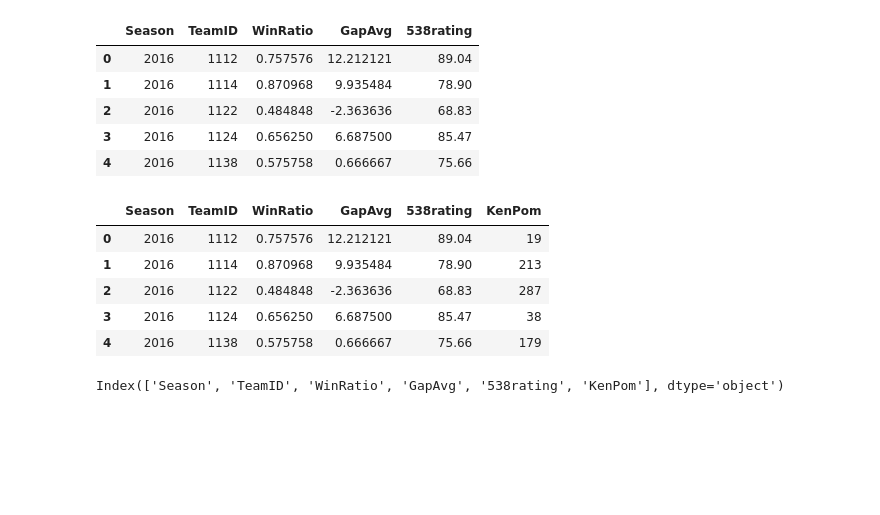
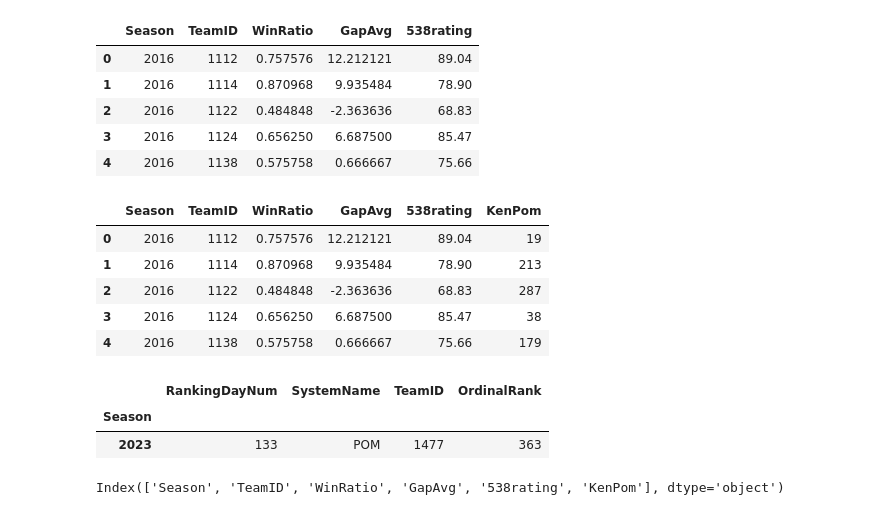
Before and after one commit to rcpiv/MarchMadness, a Jupyter notebook: 2023/Code/MensMM2023.ipynb, the cells around one changed output. Cells and saved outputs as stored; diff of their text form; code cells hidden in the pictures; blank space fills up the shorter version.

Commit message:
Added some changes to the code file and updated the ReadMe to be more helpful

```diff
--- a/2023/Code/MensMM2023.ipynb
+++ b/2023/Code/MensMM2023.ipynb
@@ -11,14 +11,17 @@ pd.set_option('display.max_rows', None)
 pd.set_option('display.max_columns', None)
 # %%
 # Load Dataframes
-INPUT_FOLDER = "C:\\Users\\rcpat\\Desktop\\personal-projects\\March Madness\\2023\\Data\\"
+INPUT_FOLDER = "C:\\Users\\rcpat\\Desktop\\personal-projects\\MarchMadness\\2023\\Data\\"
 reg_season = pd.read_csv(INPUT_FOLDER + "MRegularSeasonCompactResults.csv").drop(['NumOT','WLoc'], axis = 1)
 tournament = pd.read_csv(INPUT_FOLDER + "MNCAATourneyCompactResults.csv").drop(['NumOT', 'WLoc'], axis=1)
-ordinals = pd.read_csv(INPUT_FOLDER + "MMasseyOrdinals.csv")
+ordinals1 = pd.read_csv(INPUT_FOLDER + "MMasseyOrdinals.csv")
+ordinals2 = pd.read_csv(INPUT_FOLDER + "MMasseyOrdinals_2023_133_only_65systems.csv")
 seeds = pd.read_csv(INPUT_FOLDER + 'MNCAATourneySeeds.csv')
 teams = pd.read_csv(INPUT_FOLDER + "MTeams.csv")
 team_spellings = pd.read_csv(INPUT_FOLDER + "MTeamSpellings.csv", encoding='cp1252')
 FTE = pd.read_csv(INPUT_FOLDER + "538ratingsMen.csv").drop(['TeamName'], axis = 1)
 
+ordinals = pd.concat([ordinals1, ordinals2])
+
 seeds['Seed'] = seeds['Seed'].str.extract('(\d+)').astype('int')
 tournament['Season'] = tournament['Season'].astype('int')
@@ -109,6 +116,12 @@ df_features_season.head()
 | 2 | 2016 | 1122 | 0.484848 | -2.363636 | 68.83 | 287 |
 | 3 | 2016 | 1124 | 0.656250 | 6.687500 | 85.47 | 38 |
 | 4 | 2016 | 1138 | 0.575758 | 0.666667 | 75.66 | 179 |
+# %%
+ordinals_df[ordinals_df['SystemName'] == 'POM'].groupby('Season').max().head()
+# %% [output]
+|  | RankingDayNum | SystemName | TeamID | OrdinalRank |
+| Season |  |  |  |  |
+| 2023 | 133 | POM | 1477 | 363 |
 # %%
 df_features_season.columns
 # %% [output]
```
Also changed, not shown: parts of 3 cells of this notebook, 2 other files.
